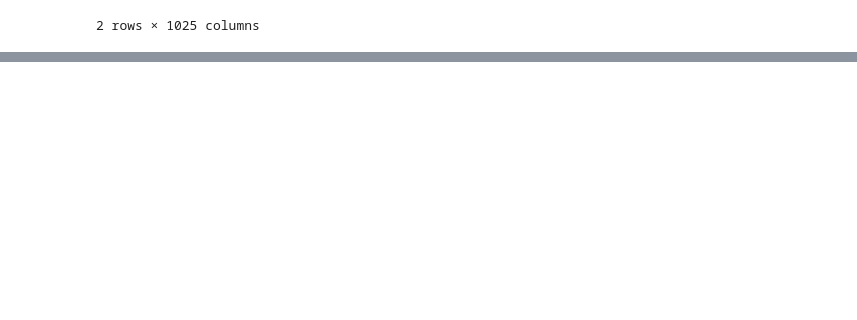
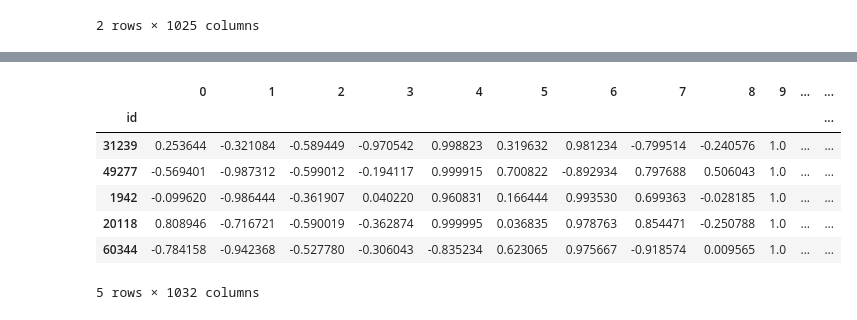
Before and after one commit to AlexisDelaforge/NLPWorkspace, a Jupyter notebook: FC_check_playground.ipynb, the cells around one changed output, grey strips where cells are left out. Saved outputs shown, nothing was run; the diff lists cells and outputs as text; code cells hidden in the pictures; blank space fills up the shorter version.

```diff
--- a/FC_check_playground.ipynb
+++ b/FC_check_playground.ipynb
@@ -216,0 +373,11 @@ with open(r"last_FC.pkl", "wb") as output_file:
+# %%
+base_data.head()
+# %% [output]
+|  | 0 | 1 | 2 | 3 | 4 | 5 | 6 | 7 | 8 | 9 | ... | ... |
+| id |  |  |  |  |  |  |  |  |  |  |  | ... |
+| 31239 | 0.253644 | -0.321084 | -0.589449 | -0.970542 | 0.998823 | 0.319632 | 0.981234 | -0.799514 | -0.240576 | 1.0 | ... | ... |
+| 49277 | -0.569401 | -0.987312 | -0.599012 | -0.194117 | 0.999915 | 0.700822 | -0.892934 | 0.797688 | 0.506043 | 1.0 | ... | ... |
+| 1942 | -0.099620 | -0.986444 | -0.361907 | 0.040220 | 0.960831 | 0.166444 | 0.993530 | 0.699363 | -0.028185 | 1.0 | ... | ... |
+| 20118 | 0.808946 | -0.716721 | -0.590019 | -0.362874 | 0.999995 | 0.036835 | 0.978763 | 0.854471 | -0.250788 | 1.0 | ... | ... |
+| 60344 | -0.784158 | -0.942368 | -0.527780 | -0.306043 | -0.835234 | 0.623065 | 0.975667 | -0.918574 | 0.009565 | 1.0 | ... | ... |
+5 rows × 1032 columns
```
Also changed, not shown: parts of 32 cells of this notebook, 12 other files.
